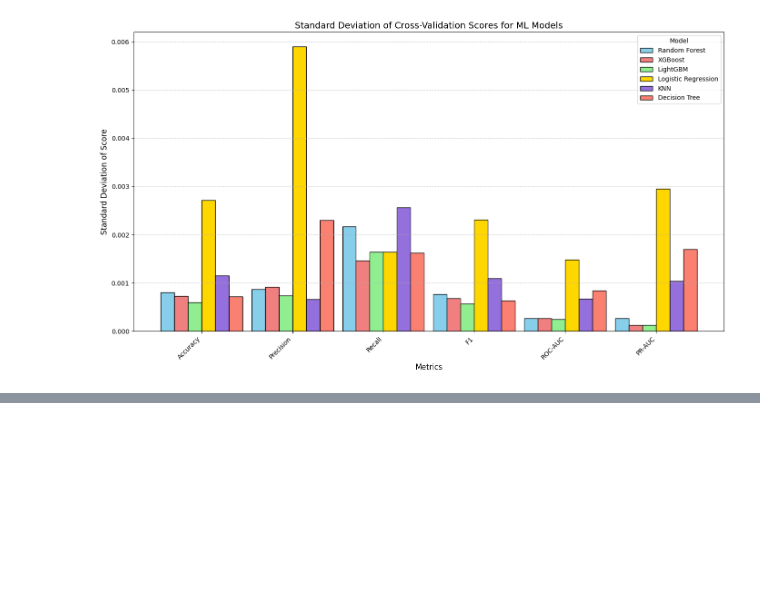
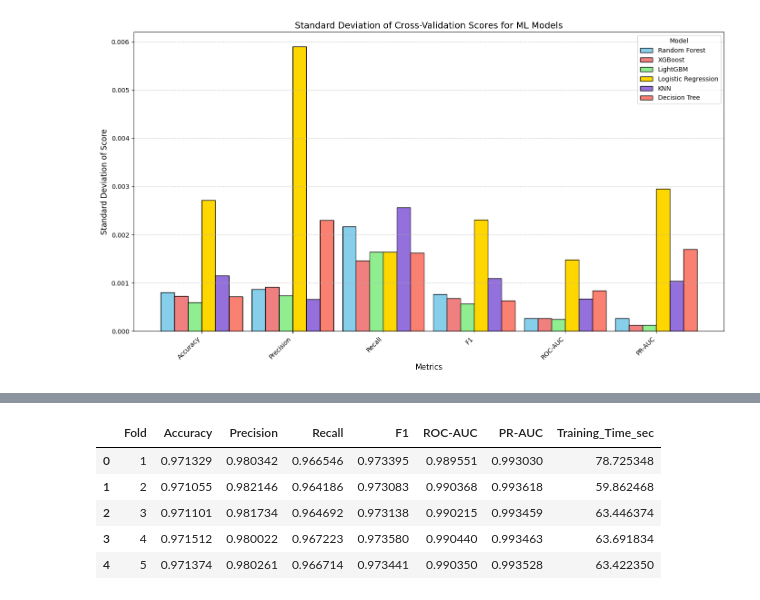
Before and after one commit to halimAhtasham/Network-_Intrusion_Detection---All_In_One, a Jupyter notebook: Binary_Classification_on_NIDS_with_ROSIDS23.ipynb, the cells around one changed output, grey strips where cells are left out. Saved outputs shown, nothing was run; the diff lists cells and outputs as text; code cells hidden in the pictures; blank space fills up the shorter version.

```diff
--- a/Binary_Classification_on_NIDS_with_ROSIDS23.ipynb
+++ b/Binary_Classification_on_NIDS_with_ROSIDS23.ipynb
@@ -1248,0 +1593,13 @@ plt.show()
+# %%
+mlp_cv_results_df = pd.DataFrame(
+    mlp_cv_results
+)
+
+mlp_cv_results_df
+# %% [output]
+|  | Fold | Accuracy | Precision | Recall | F1 | ROC-AUC | PR-AUC | Training_Time_sec |
+| 0 | 1 | 0.971329 | 0.980342 | 0.966546 | 0.973395 | 0.989551 | 0.993030 | 78.725348 |
+| 1 | 2 | 0.971055 | 0.982146 | 0.964186 | 0.973083 | 0.990368 | 0.993618 | 59.862468 |
+| 2 | 3 | 0.971101 | 0.981734 | 0.964692 | 0.973138 | 0.990215 | 0.993459 | 63.446374 |
+| 3 | 4 | 0.971512 | 0.980022 | 0.967223 | 0.973580 | 0.990440 | 0.993463 | 63.691834 |
+| 4 | 5 | 0.971374 | 0.980261 | 0.966714 | 0.973441 | 0.990350 | 0.993528 | 63.422350 |
```
Also changed, not shown: parts of 18 cells of this notebook.
